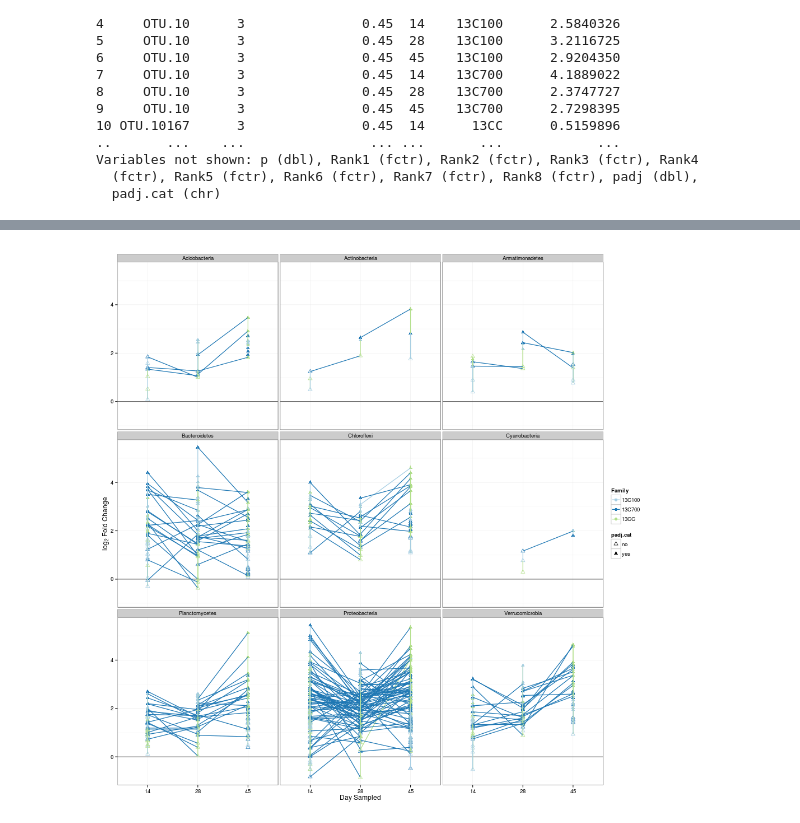
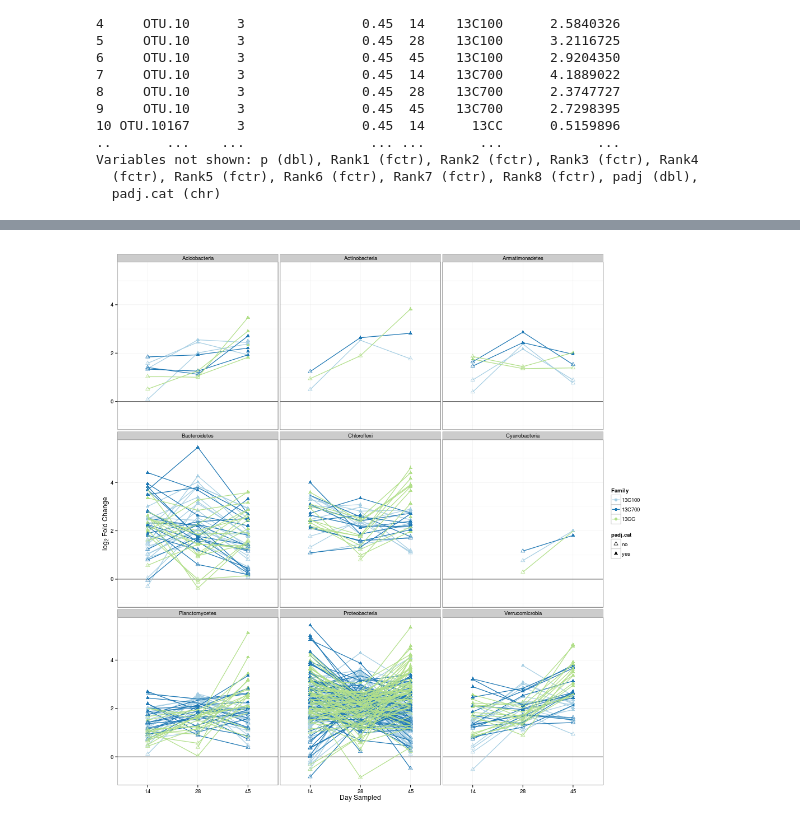
Before and after one commit to acampbellina/priming, a Jupyter notebook: Responders_over_time.ipynb, the cells around one changed output, grey strips where cells are left out. Cells and saved outputs as stored; diff of their text form; code cells hidden in the pictures.

Commit message:
fixed line connections and made phylum plots

```diff
--- a/Responders_over_time.ipynb
+++ b/Responders_over_time.ipynb
@@ -175,31 +176,31 @@ l2fc.filtered$padj.cat = sapply(l2fc.filtered$padj, f)
 # %%
 %%R -h 1000 -w 1000
 
 colourCount = length(unique(shared.resp$Rank2))
 getPalette = colorRampPalette(brewer.pal(colourCount, "Paired"))
 
-p = ggplot(shared.resp, aes(x = factor(Day), y = log2FoldChange, group = OTU,
+p = ggplot(shared.resp, aes(x = factor(Day), y = log2FoldChange, group = interaction(OTU, Treatment),
                             color = Treatment, shape = padj.cat))
 
 p = p + geom_hline(y = 0, color = "grey20", size = 0.4)
 
 p = p + geom_point(size = 2.5)
 
 p = p + geom_line(size = 0.6)
 
 p = p + scale_shape_manual(values = c(2, 17))
 #p = p + geom_point(data=p, mapping=aes(x=p%%16, y=p%/%16, shape=p), size=5, fill="red")
 
 p = p + labs(x = "Day Sampled",
              y = expression(paste("", log[2], " Fold Change", sep = "")),
              color = "Family")
 
 p = p + theme_bw()
 
 p = p + scale_color_manual(values = getPalette(colourCount), na.value = "grey50")
 
 p = p + facet_wrap(~Rank2)
 
 p
 # %% [output]
-[figure, old version]
+[figure, new version]
```
Also changed, not shown: parts of 17 cells of this notebook.
